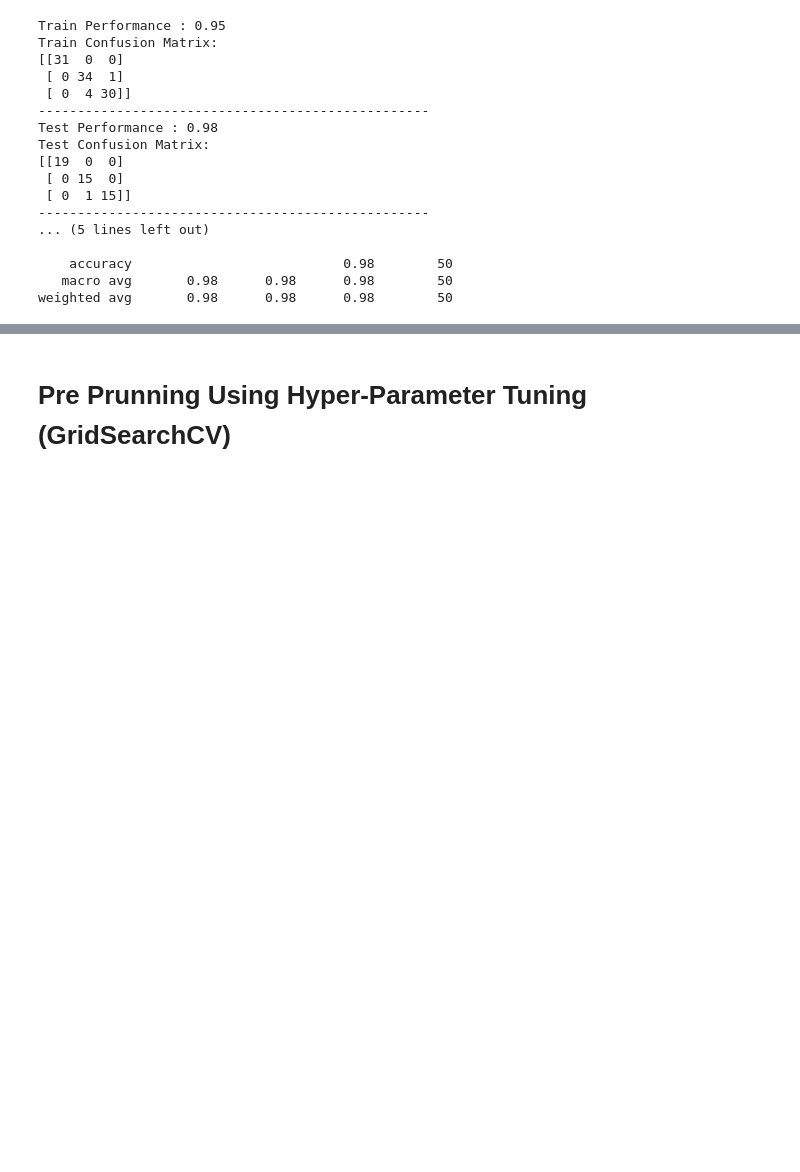
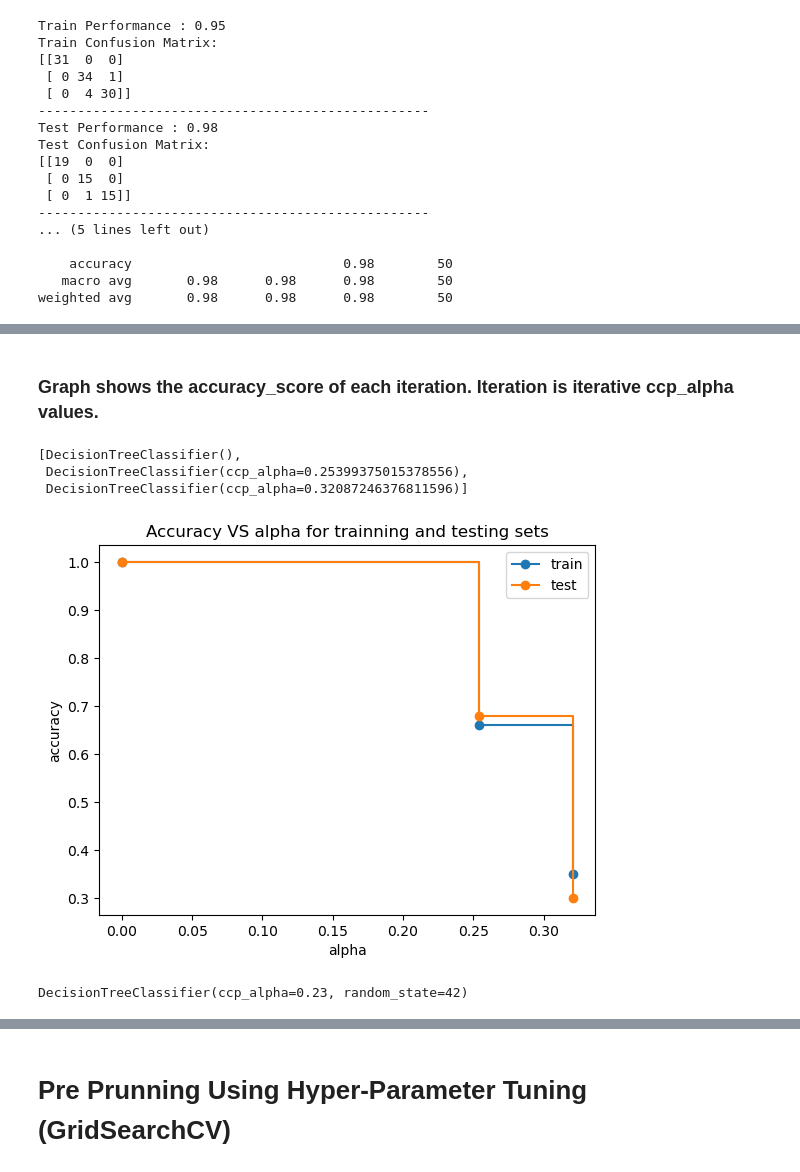
Before and after one commit to Sameer-ansarii/PRACTICE-NOTEBOOKS, a Jupyter notebook: DECISION TREE CLASSIFIER (PRE & POST-PRUNING).ipynb, the cells around one changed output, grey strips where cells are left out. Saved outputs shown, nothing was run; the diff lists cells and outputs as text; code cells hidden in the pictures; blank space fills up the shorter version.

```diff
--- a/DECISION TREE CLASSIFIER (PRE & POST-PRUNING).ipynb
+++ b/DECISION TREE CLASSIFIER (PRE & POST-PRUNING).ipynb
@@ -170,0 +217,27 @@ weighted avg       0.98      0.98      0.98        50
+# %% [markdown]
+### Graph shows the accuracy_score of each iteration. Iteration is iterative ccp_alpha values.
+# %%
+dt_model2
+# %% [output]
+[DecisionTreeClassifier(),
+ DecisionTreeClassifier(ccp_alpha=0.25399375015378556),
+ DecisionTreeClassifier(ccp_alpha=0.32087246376811596)]
+# %%
+train_score = [i.score(X_train,y_train) for i in dt_model2]
+test_score = [i.score(X_test,y_test) for i in dt_model2]
+# %%
+fig,ax = plt.subplots()
+ax.set_xlabel('alpha')
+ax.set_ylabel('accuracy')
+ax.set_title('Accuracy VS alpha for trainning and testing sets')
+ax.plot(ccp_alpha,train_score,marker='o',label='train',drawstyle='steps-post')
+ax.plot(ccp_alpha,test_score,marker='o',label='test',drawstyle='steps-post')
+plt.legend()
+plt.show()
+# %% [output]
+[figure, added]
+# %%
+dt_model_ccp = DecisionTreeClassifier(random_state=42,ccp_alpha=0.23)
+dt_model_ccp.fit(X_train,y_train)
+# %% [output]
+DecisionTreeClassifier(ccp_alpha=0.23, random_state=42)
```
Also changed, not shown: parts of 35 cells of this notebook.
